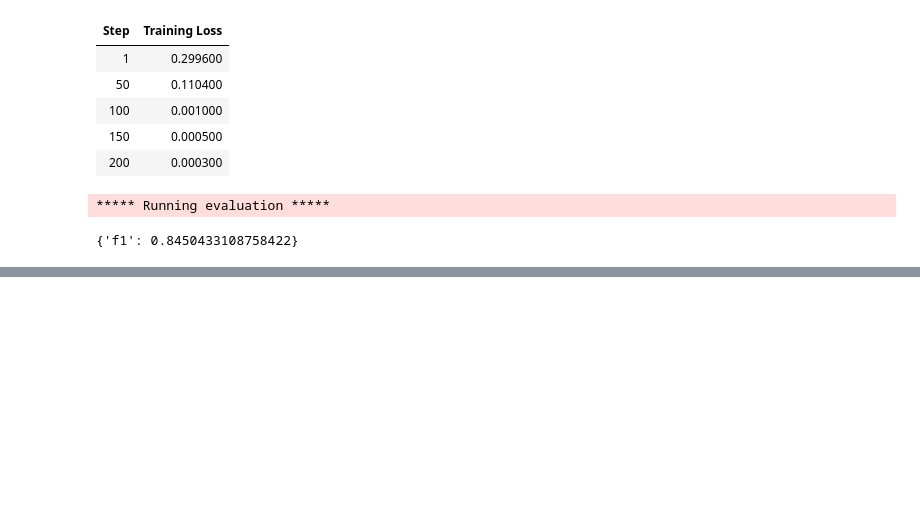
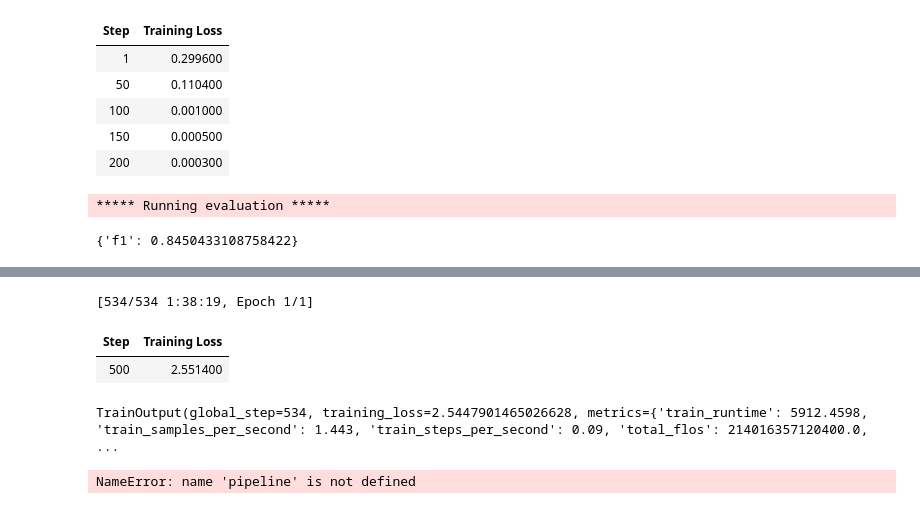
Before and after one commit to Hanifemam/llm, a Jupyter notebook: chap11/chap11.ipynb, the cells around one changed output, grey strips where cells are left out. Cells and saved outputs as stored; diff of their text form; code cells hidden in the pictures; blank space fills up the shorter version.

```diff
--- a/chap11/chap11.ipynb
+++ b/chap11/chap11.ipynb
@@ -191,0 +200,41 @@ trainer.evaluate()
+# %%
+def preprocess_function(examples):
+    return tokenizer(examples["text"], truncation=True)
+# %%
+tokenized_train = train_data.map(preprocess_function, batched=True)
+tokenized_test = test_data.map(preprocess_function, batched=True)
+tokenized_train = tokenized_train.remove_columns(["label"])
+tokenized_test = tokenized_test.remove_columns(["label"])
+# %%
+from transformers import DataCollatorForLanguageModeling
+data_collator = DataCollatorForLanguageModeling(
+    tokenizer=tokenizer, mlm=True, mlm_probability=0.15
+)
+# %%
+training_args = TrainingArguments(
+    "model",
+    learning_rate=5e-5,
+    per_device_train_batch_size=16,
+    per_device_eval_batch_size=16,
+    num_train_epochs=1,
+    weight_decay=0.01,
+    save_strategy="epoch",
+    report_to="none"
+)
+# %%
+
+trainer = Trainer(
+    model=model,
+    args=training_args,
+    train_dataset=tokenized_train,
+    eval_dataset=tokenized_test,
+    data_collator=data_collator,
+    tokenizer=tokenizer
+)
+tokenizer.save_pretrained("mlm")
+trainer.train()
+# %% [output]
+[534/534 1:38:19, Epoch 1/1]
+| Step | Training Loss |
+| 500 | 2.551400 |
+TrainOutput(global_step=534, training_loss=2.5447901465026628, metrics={'train_runtime': 5912.4598, 'train_samples_per_second': 1.443, 'train_steps_per_second': 0.09, 'total_flos': 214016357120400.0,  ...
@@ -191,0 +243,7 @@ trainer.evaluate()
+# %%
+mask_filler = pipeline("fill-mask", model="bert-base-uncased")
+inputs = mask_filler("The movie was [MASK].")
+for result in inputs:
+    print(f"Option: {result['token_str']}, Score: {result['score']:.4f}")
+# %% [output]
+NameError: name 'pipeline' is not defined
```
Also changed, not shown: parts of 2 cells of this notebook, 3 other files.
